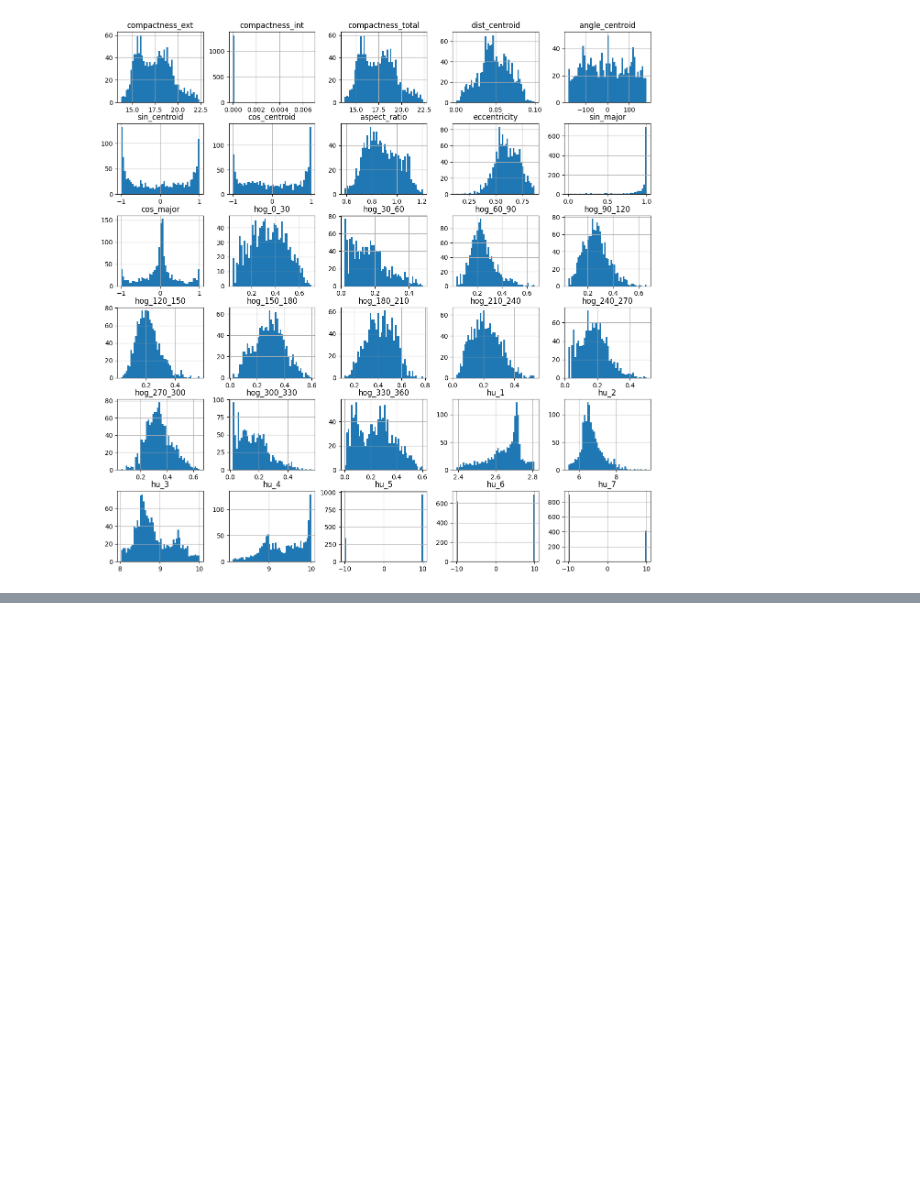
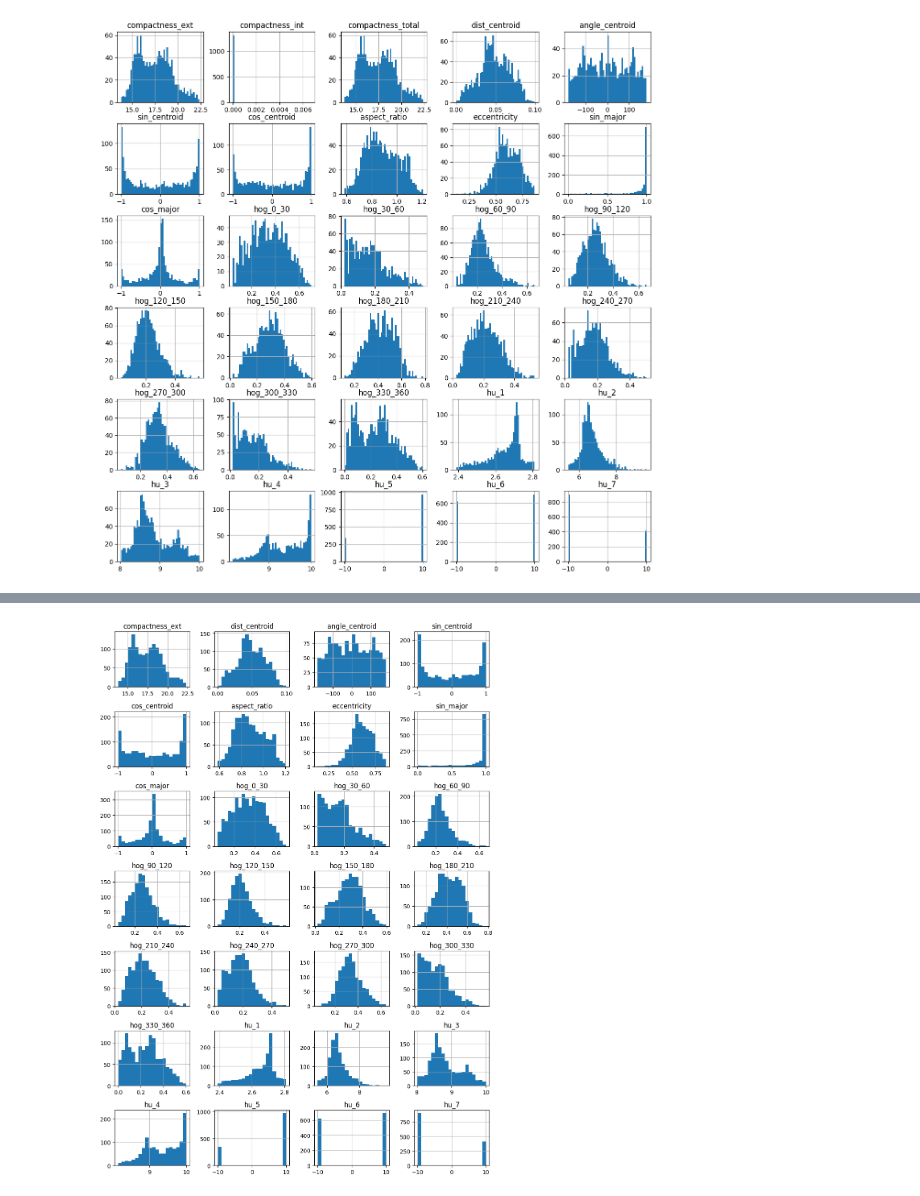
Before and after one commit to Caetani/object-orientation-estimation-through-extracted-features, a Jupyter notebook: src/models/data_analysis.ipynb, the cells around one changed output, grey strips where cells are left out. Cells and saved outputs as stored; diff of their text form; code cells hidden in the pictures; blank space fills up the shorter version.

```diff
--- a/src/models/data_analysis.ipynb
+++ b/src/models/data_analysis.ipynb
@@ -111,0 +141,6 @@ sns.heatmap(df[X_cols + y_cols].corr('pearson'), vmin=-1, vmax=1, cmap='coolwarm
+# %%
+df[X_cols_tem].hist(figsize=(10, 14), bins=20, layout=(-1, 4))
+plt.tight_layout()
+plt.savefig('../../results/alt_x_hist.png')
+# %% [output]
+[figure, added]
```
Also changed, not shown: parts of 4 cells of this notebook.
